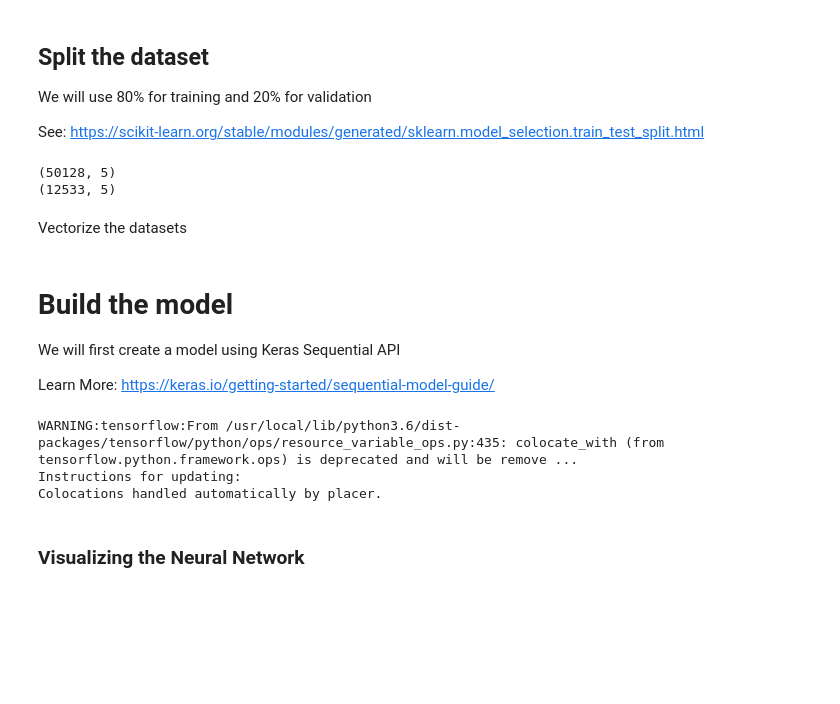
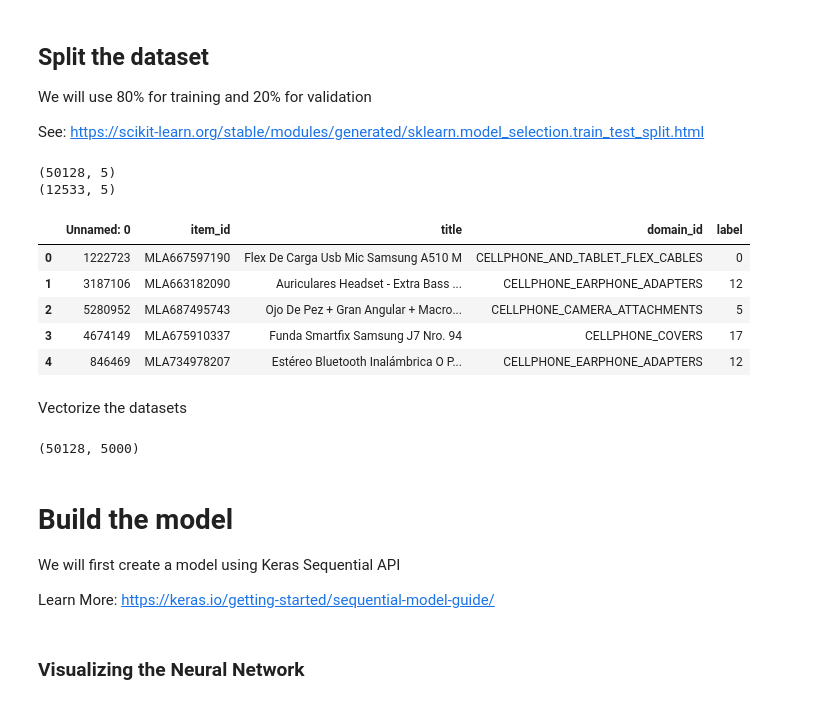
Before and after one commit to agustin-sarasua/workshop-categorization, a Jupyter notebook: workshop_categorizacion.ipynb, the cells around one changed output. Drawn from its saved outputs; the diff is of its cells as text; code cells hidden in the pictures; blank space fills up the shorter version.

```diff
--- a/workshop_categorizacion.ipynb
+++ b/workshop_categorizacion.ipynb
@@ -341,18 +374,26 @@ See: https://scikit-learn.org/stable/modules/generated/sklearn.model_selection.t
 # %%
 from sklearn.model_selection import train_test_split
 
 def split_and_shuffle_dataset(df, val_size=0.2):
   # Random shuffle the dataset rows
   df = df.sample(frac=1).reset_index(drop=True)
+  # Split the dataset in train & validation sets
   df_train, df_val = train_test_split(df, test_size=val_size)
   return df_train.reset_index(drop=True), df_val.reset_index(drop=True)
 
 df_train, df_val = split_and_shuffle_dataset(df)
 print(df_train.shape)
 print(df_val.shape)
+df_train.head()
 # %% [output]
 (50128, 5)
 (12533, 5)
+|  | Unnamed: 0 | item_id | title | domain_id | label |
+| 0 | 1222723 | MLA667597190 | Flex De Carga Usb Mic Samsung A510 M | CELLPHONE_AND_TABLET_FLEX_CABLES | 0 |
+| 1 | 3187106 | MLA663182090 | Auriculares Headset - Extra Bass ... | CELLPHONE_EARPHONE_ADAPTERS | 12 |
+| 2 | 5280952 | MLA687495743 | Ojo De Pez + Gran Angular + Macro... | CELLPHONE_CAMERA_ATTACHMENTS | 5 |
+| 3 | 4674149 | MLA675910337 | Funda Smartfix Samsung J7 Nro. 94 | CELLPHONE_COVERS | 17 |
+| 4 | 846469 | MLA734978207 | Estéreo Bluetooth Inalámbrica O P... | CELLPHONE_EARPHONE_ADAPTERS | 12 |
 # %% [markdown]
 Vectorize the datasets
 # %%
@@ -374,6 +412,10 @@ x_train, y_train, x_val, y_val = vectorize_the_datasets(df, df_train, df_val, to
 index = 45
 assert y_train[index][df_train.iloc[index]['label']] == 1.
 assert y_val[index][df_val.iloc[index]['label']] == 1.
+# %%
+x_train.shape
+# %% [output]
+(50128, 5000)
 # %% [markdown]
 # Build the model
 We will first create a model using Keras Sequential API
@@ -381,26 +423,25 @@ We will first create a model using Keras Sequential API
 Learn More: https://keras.io/getting-started/sequential-model-guide/
 # %%
 from tensorflow.python.keras.models import Sequential
-from tensorflow.python.keras.layers import Dense, Activation
+from tensorflow.python.keras.layers import Dense, Activation, Dropout
 from tensorflow.keras.optimizers import RMSprop, Adam
 
 def build_model(num_features, num_classes):
   model = Sequential([
-      Dense(512, input_shape=(num_features,), activation='relu'),
+      Dense(256, input_shape=(num_features,), activation='relu'),
+      Dropout(0.5),
+      Dense(256, activation='relu'),
+      Dropout(0.5),
       Dense(num_classes, activation='softmax'),
   ])
 
   # For a multi-class classification problem
-  model.compile(optimizer=Adam(lr=0.0001),
+  model.compile(optimizer=Adam(lr=0.001),
                 loss='categorical_crossentropy',
                 metrics=['accuracy'])
   return model
 
 model = build_model(x_train.shape[1], y_train.shape[1])
-# %% [output]
-WARNING:tensorflow:From /usr/local/lib/python3.6/dist-packages/tensorflow/python/ops/resource_variable_ops.py:435: colocate_with (from tensorflow.python.framework.ops) is deprecated and will be remove ...
-Instructions for updating:
-Colocations handled automatically by placer.
 # %% [markdown]
 ### Visualizing the Neural Network
 # %%
```
Also changed, not shown: parts of 33 cells of this notebook.
